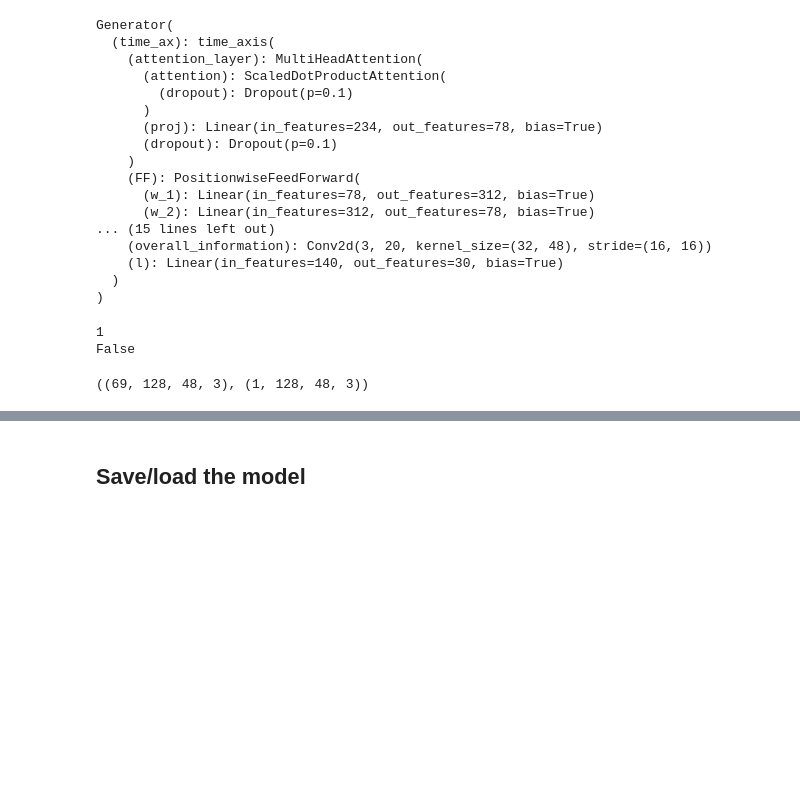
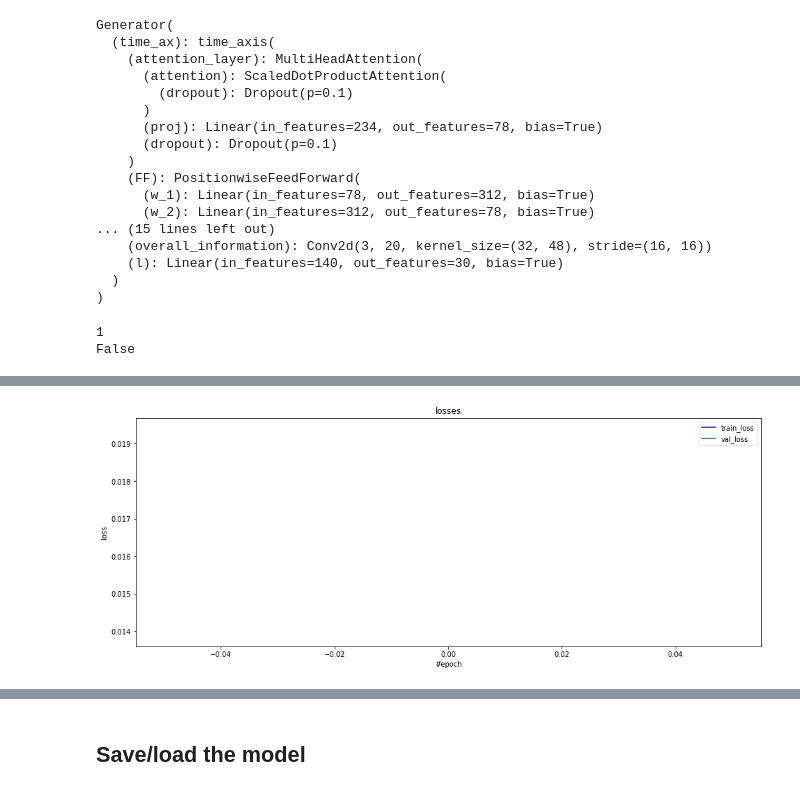
Before and after one commit to avecplezir/project_dnn2018, a Jupyter notebook: train_note-bach-Pytorch4.ipynb, the cells around one changed output, grey strips where cells are left out. Saved outputs shown, nothing was run; the diff lists cells and outputs as text; code cells hidden in the pictures; blank space fills up the shorter version.

```diff
--- a/train_note-bach-Pytorch4.ipynb
+++ b/train_note-bach-Pytorch4.ipynb
@@ -80,7 +82,4 @@ y_te = y[-1:]
-# %%
-X_tr.shape, X_te.shape
-# %% [output]
-((69, 128, 48, 3), (1, 128, 48, 3))
 # %%
-generator, epoch_history = train(generator, X_tr, X_te, y_tr, y_te,
-                                 batchsize=5, n_epochs = 100)
+generator, epoch, epoch_history = train(generator, X_tr, X_te, y_tr, y_te,
+                                 batchsize=1, n_epochs = 20, verbose=True)
+# %% [output]
@@ -86,0 +89 @@ generator, epoch_history = train(generator, X_tr, X_te, y_tr, y_te,
+[figure, added]
```
Also changed, not shown: parts of 8 cells of this notebook, 14 other files.
